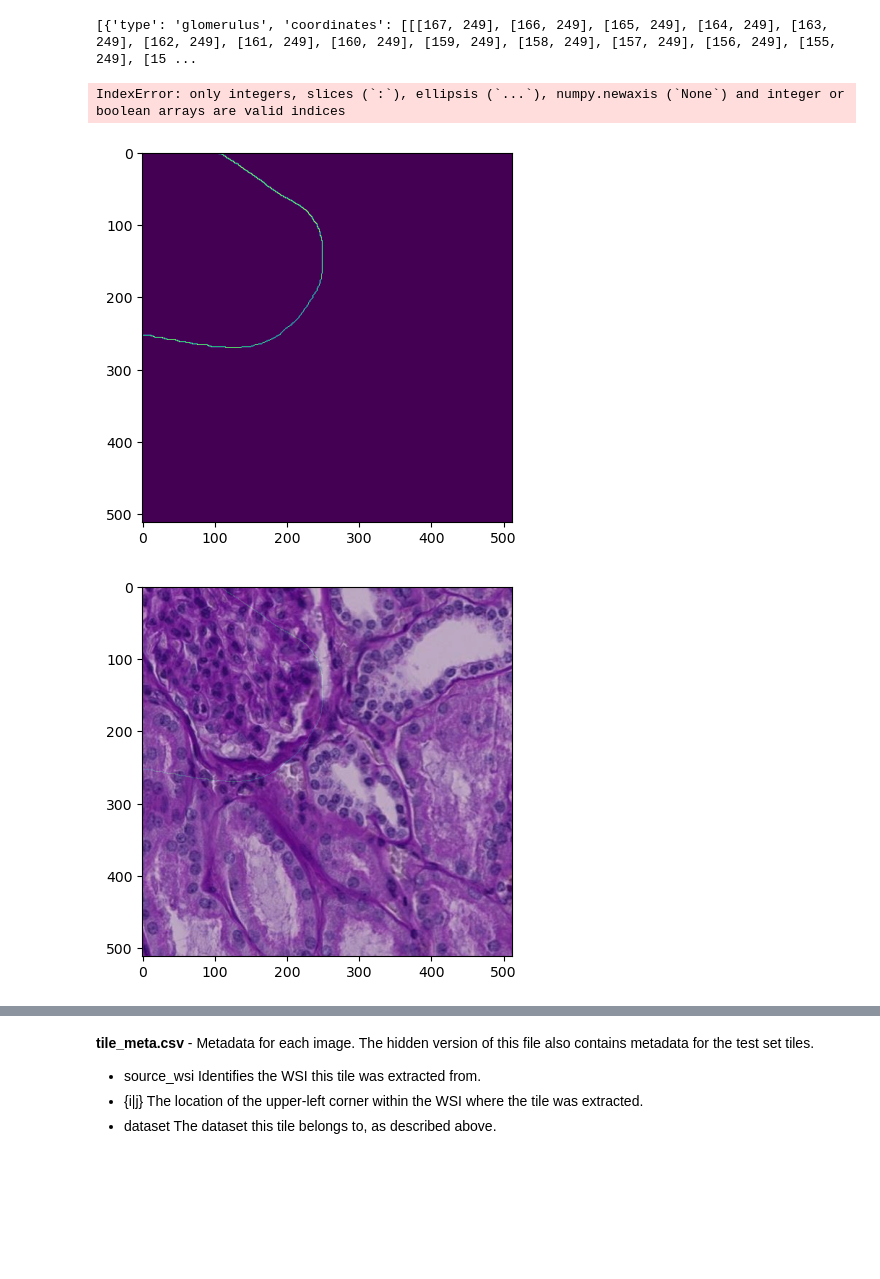
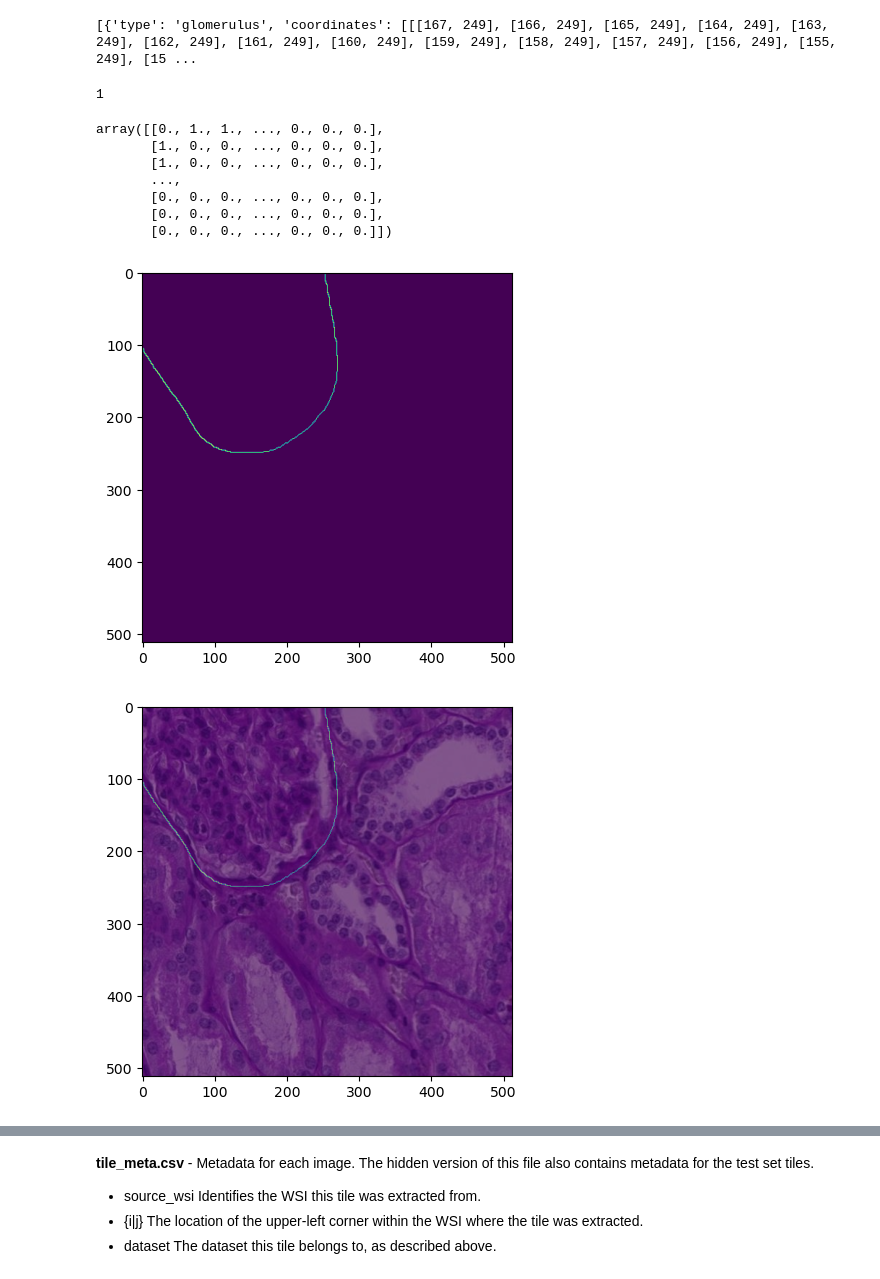
Before and after one commit to YannickGibson/hacking_the_human, a Jupyter notebook: main.ipynb, the cells around one changed output, grey strips where cells are left out. Saved outputs shown, nothing was run; the diff lists cells and outputs as text; code cells hidden in the pictures; blank space fills up the shorter version.

Commit message:
Upgrading visualization

```diff
--- a/main.ipynb
+++ b/main.ipynb
@@ -90,28 +107,38 @@ for json_str in json_list:
 print(result["0006ff2aa7cd"])
 # %% [output]
 [{'type': 'glomerulus', 'coordinates': [[[167, 249], [166, 249], [165, 249], [164, 249], [163, 249], [162, 249], [161, 249], [160, 249], [159, 249], [158, 249], [157, 249], [156, 249], [155, 249], [15 ...
+# %%
+str(list(result.items()))[:100]
+json.loads("{\"neco\":1}")["neco"]
+# %% [output]
+1
 # %%
 def to_bitmap(coordinates):
     coordinates = np.squeeze(coordinates)
     res = np.zeros([512, 512])
-    for (x, y) in coordinates:
-        res[x, y] = 1
+    for [x, y] in coordinates:
+        res[y, x] = 1
     return res
 
 a = to_bitmap(result["0006ff2aa7cd"][0]["coordinates"])
+a
+# %% [output]
+array([[0., 1., 1., ..., 0., 0., 0.],
+       [1., 0., 0., ..., 0., 0., 0.],
+       [1., 0., 0., ..., 0., 0., 0.],
+       ...,
+       [0., 0., 0., ..., 0., 0., 0.],
+       [0., 0., 0., ..., 0., 0., 0.],
+       [0., 0., 0., ..., 0., 0., 0.]])
-# %%
-len(to_bitmap(result["0006ff2aa7cd"]))
-# %% [output]
-IndexError: only integers, slices (`:`), ellipsis (`...`), numpy.newaxis (`None`) and integer or boolean arrays are valid indices
 # %%
 plt.imshow(a)
 plt.show()
 # %% [output]
-[figure, old version]
+[figure, new version]
 # %%
 I = plt.imread(f"{data_directory}train/0006ff2aa7cd.tif")
 plt.imshow(I)
-plt.imshow(a, alpha=0.2)
+plt.imshow(a, alpha=0.6)
 plt.show()
 # %% [output]
-[figure, old version]
+[figure, new version]
```
Also changed, not shown: parts of 4 cells of this notebook, 1 other file.
